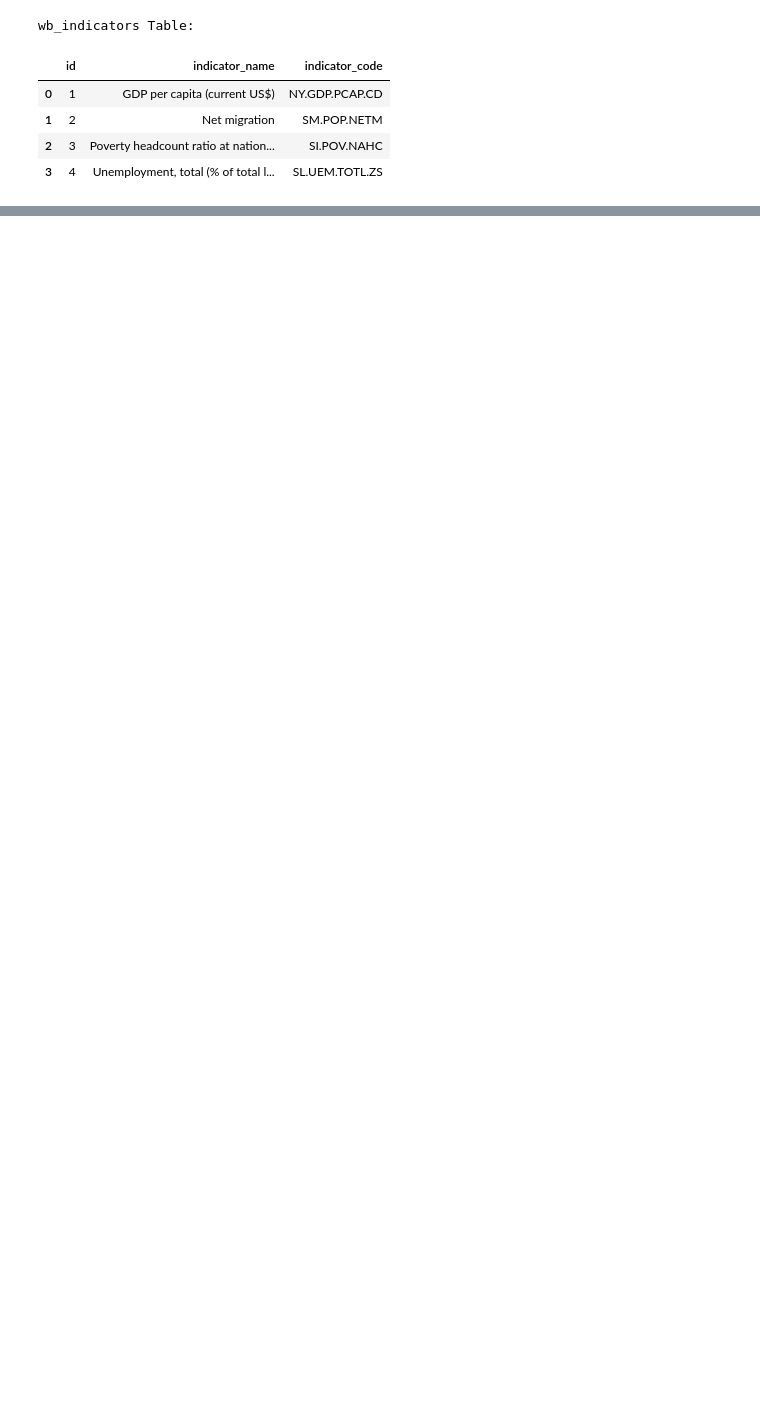
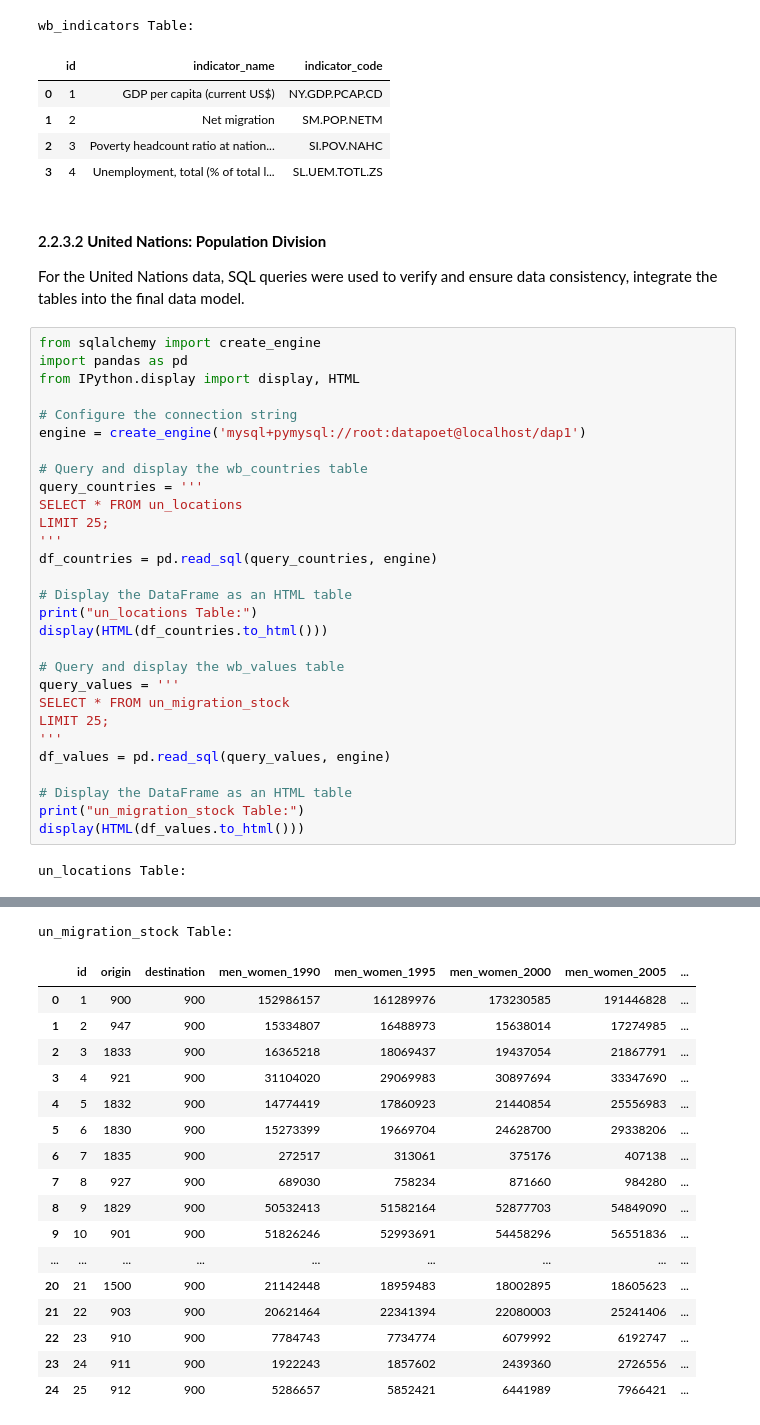
Before and after one commit to jsruano/dap1_migration_analysis, a Jupyter notebook: notebooks/2.2.3. Data preparation, configuration and data import.ipynb, the cells around one changed output, grey strips where cells are left out. Drawn from its saved outputs; the diff is of its cells as text; blank space fills up the shorter version.

```diff
--- a/notebooks/2.2.3. Data preparation, configuration and data import.ipynb
+++ b/notebooks/2.2.3. Data preparation, configuration and data import.ipynb
@@ -518,3 +518,38 @@ wb_indicators Table:
 | 1 | 2 | Net migration | SM.POP.NETM |
 | 2 | 3 | Poverty headcount ratio at nation... | SI.POV.NAHC |
 | 3 | 4 | Unemployment, total (% of total l... | SL.UEM.TOTL.ZS |
+# %% [markdown]
+#### 2.2.3.2 **United Nations: Population Division**
+
+For the United Nations data, SQL queries were used to verify and ensure data consistency, integrate the tables into the final data model.
+# %%
+from sqlalchemy import create_engine
+import pandas as pd
+from IPython.display import display, HTML
+
+# Configure the connection string
+engine = create_engine('mysql+pymysql://root:datapoet@localhost/dap1')
+
+# Query and display the wb_countries table
+query_countries = '''
+SELECT * FROM un_locations
+LIMIT 25;
+'''
+df_countries = pd.read_sql(query_countries, engine)
+
+# Display the DataFrame as an HTML table
+print("un_locations Table:")
+display(HTML(df_countries.to_html()))
+
+# Query and display the wb_values table
+query_values = '''
+SELECT * FROM un_migration_stock
+LIMIT 25;
+'''
+df_values = pd.read_sql(query_values, engine)
+
+# Display the DataFrame as an HTML table
+print("un_migration_stock Table:")
+display(HTML(df_values.to_html()))
+# %% [output]
+un_locations Table:
@@ -520,0 +573,18 @@ wb_indicators Table:
+un_migration_stock Table:
+|  | id | origin | destination | men_women_1990 | men_women_1995 | men_women_2000 | men_women_2005 | ... |
+| 0 | 1 | 900 | 900 | 152986157 | 161289976 | 173230585 | 191446828 | ... |
+| 1 | 2 | 947 | 900 | 15334807 | 16488973 | 15638014 | 17274985 | ... |
+| 2 | 3 | 1833 | 900 | 16365218 | 18069437 | 19437054 | 21867791 | ... |
+| 3 | 4 | 921 | 900 | 31104020 | 29069983 | 30897694 | 33347690 | ... |
+| 4 | 5 | 1832 | 900 | 14774419 | 17860923 | 21440854 | 25556983 | ... |
+| 5 | 6 | 1830 | 900 | 15273399 | 19669704 | 24628700 | 29338206 | ... |
+| 6 | 7 | 1835 | 900 | 272517 | 313061 | 375176 | 407138 | ... |
+| 7 | 8 | 927 | 900 | 689030 | 758234 | 871660 | 984280 | ... |
+| 8 | 9 | 1829 | 900 | 50532413 | 51582164 | 52877703 | 54849090 | ... |
+| 9 | 10 | 901 | 900 | 51826246 | 52993691 | 54458296 | 56551836 | ... |
+| ... | ... | ... | ... | ... | ... | ... | ... | ... |
+| 20 | 21 | 1500 | 900 | 21142448 | 18959483 | 18002895 | 18605623 | ... |
+| 21 | 22 | 903 | 900 | 20621464 | 22341394 | 22080003 | 25241406 | ... |
+| 22 | 23 | 910 | 900 | 7784743 | 7734774 | 6079992 | 6192747 | ... |
+| 23 | 24 | 911 | 900 | 1922243 | 1857602 | 2439360 | 2726556 | ... |
+| 24 | 25 | 912 | 900 | 5286657 | 5852421 | 6441989 | 7966421 | ... |
```
Also changed, not shown: parts of 3 cells of this notebook, 2 other files.
